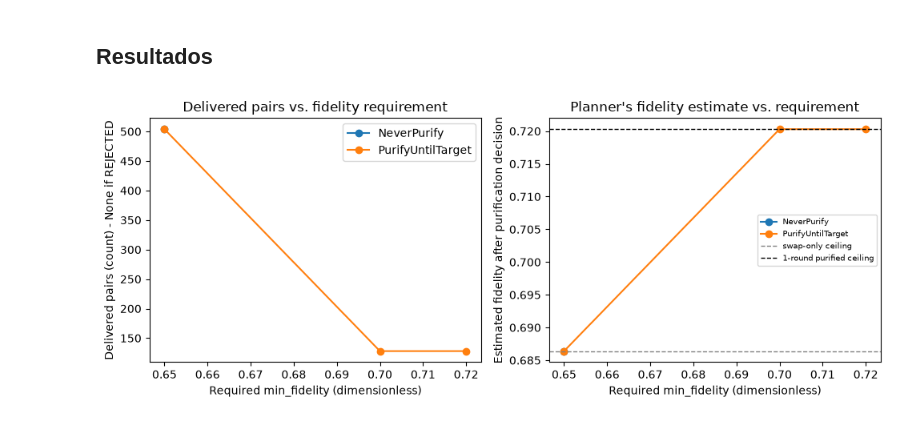
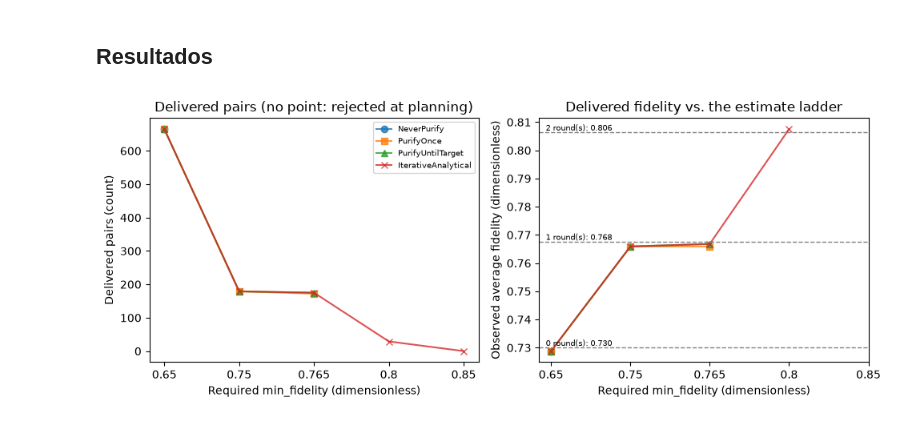
Before and after one commit to DiegoAbreuSWB/intentqnet, a Jupyter notebook: notebooks/17_purification_policy_comparison.ipynb, the cells around one changed output. Saved outputs shown, nothing was run; the diff lists cells and outputs as text; code cells hidden in the pictures.

```diff
--- a/notebooks/17_purification_policy_comparison.ipynb
+++ b/notebooks/17_purification_policy_comparison.ipynb
@@ -51,4 +86,5 @@ policies = {"NeverPurify": NeverPurify(), "PurifyUntilTarget": PurifyUntilTarget
 # %%
-comparison_df = compare_purification_policies(spec, make_intent, policies, FIDELITY_TARGETS, seed=SEED)
-comparison_df
+# targets that need at most one round
+one_round_df = compare_purification_policies(spec, make_intent, policies, FIDELITY_TARGETS[:3], seed=SEED)
+one_round_df
 # %% [output]
@@ -80,0 +121,7 @@ comparison_df
+# %%
+import pandas as pd
+
+# targets that need two and four rounds: only the iterative estimate admits them
+multi_round_df = compare_purification_policies(spec, make_intent, policies, FIDELITY_TARGETS[3:], seed=SEED)
+comparison_df = pd.concat([one_round_df, multi_round_df], ignore_index=True)
+multi_round_df
@@ -83,27 +157,34 @@ comparison_df
 # %%
 import matplotlib.pyplot as plt
 
 fig, axes = plt.subplots(1, 2, figsize=(10, 4))
+positions = {target: i for i, target in enumerate(FIDELITY_TARGETS)}
+markers = {"NeverPurify": "o", "PurifyOnce": "s", "PurifyUntilTarget": "^", "IterativeAnalytical": "x"}
 
 for policy_name in policies:
-    subset = comparison_df[comparison_df["policy"] == policy_name]
-    axes[0].plot(subset["min_fidelity"], subset["observed_delivered_pairs"], marker="o", label=policy_name)
-    axes[1].plot(subset["min_fidelity"], subset["estimated_fidelity"], marker="o", label=policy_name)
+    subset = comparison_df[(comparison_df["policy"] == policy_name) & comparison_df["feasible"]]
+    x = [positions[target] for target in subset["min_fidelity"]]
+    axes[0].plot(x, subset["observed_delivered_pairs"], marker=markers[policy_name], alpha=0.8, label=policy_name)
+    axes[1].plot(x, subset["observed_average_fidelity"], marker=markers[policy_name], alpha=0.8, label=policy_name)
 
-axes[0].set_xlabel("Required min_fidelity (dimensionless)")
-axes[0].set_ylabel("Delivered pairs (count) - None if REJECTED")
-axes[0].set_title("Delivered pairs vs. fidelity requirement")
-axes[0].legend()
+for ax in axes:
+    ax.set_xticks(list(positions.values()))
+    ax.set_xticklabels([str(target) for target in FIDELITY_TARGETS])
+    ax.set_xlabel("Required min_fidelity (dimensionless)")
 
-axes[1].set_xlabel("Required min_fidelity (dimensionless)")
-axes[1].set_ylabel("Estimated fidelity after purification decision")
-axes[1].set_title("Planner's fidelity estimate vs. requirement")
-axes[1].axhline(0.6864, color="gray", linestyle="--", linewidth=1, label="swap-only ceiling")
-axes[1].axhline(0.7203, color="black", linestyle="--", linewidth=1, label="1-round purified ceiling")
-axes[1].legend(fontsize=7)
+axes[0].set_ylabel("Delivered pairs (count)")
+axes[0].set_title("Delivered pairs (no point: rejected at planning)")
+axes[0].legend(fontsize=7)
+
+axes[1].set_ylabel("Observed average fidelity (dimensionless)")
+axes[1].set_title("Delivered fidelity vs. the estimate ladder")
+for rounds, fidelity in enumerate(ladder[:3]):
+    axes[1].axhline(fidelity, color="gray", linestyle="--", linewidth=1)
+    axes[1].annotate(f"{rounds} round(s): {fidelity:.3f}", (0.02, fidelity), xycoords=("axes fraction", "data"),
+                     fontsize=7, va="bottom")
 
 fig.tight_layout()
 plt.show()
 # %% [output]
-[figure, old version]
+[figure, new version]
 # %%
```
Also changed, not shown: parts of 7 cells of this notebook, 37 other files.
